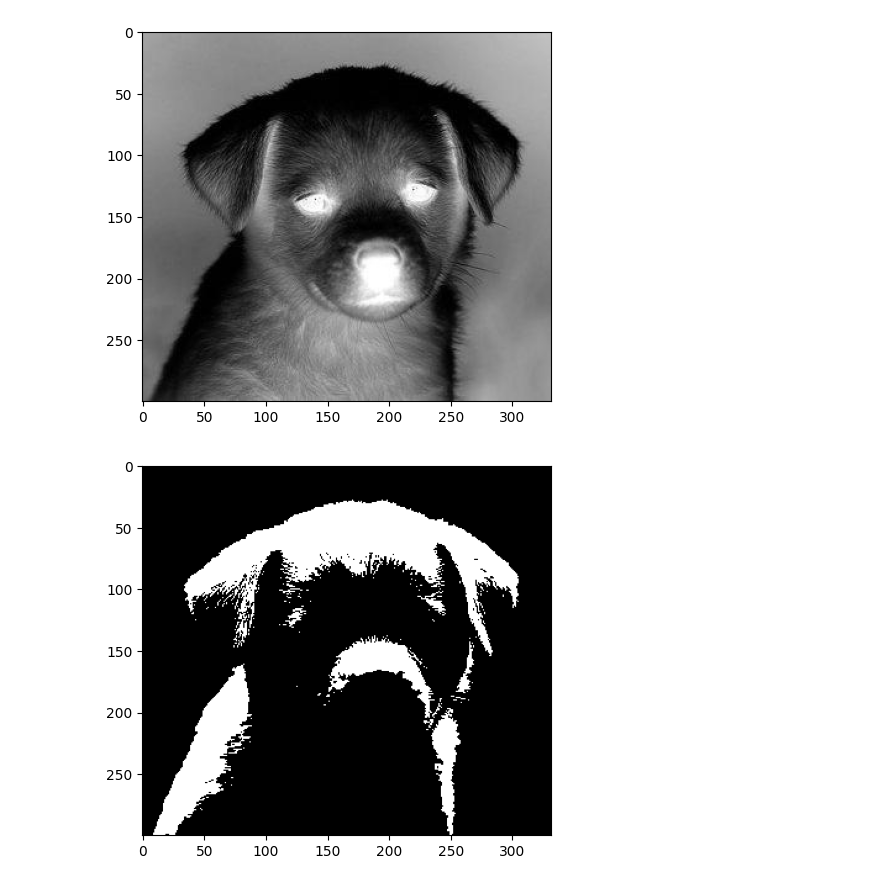
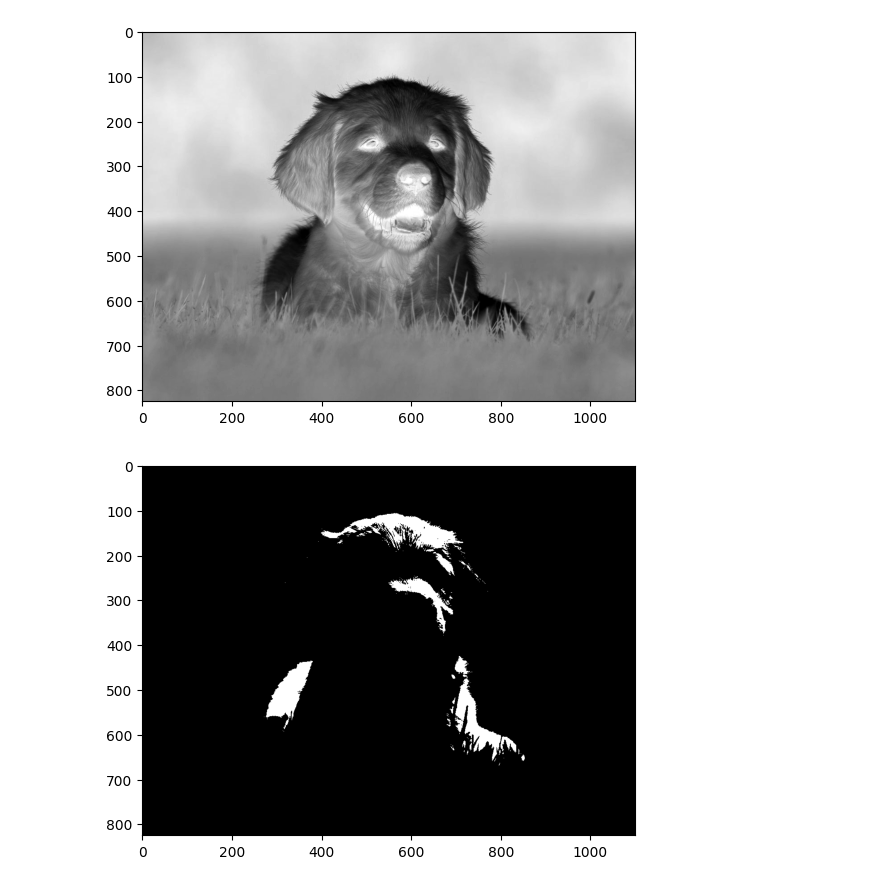
Before and after one commit to cmooredev/100daysofml, a Jupyter notebook: day1/numpy.ipynb, the cells around one changed output. Cells and saved outputs as stored; diff of their text form; code cells hidden in the pictures.

Commit message:
update notebook to use RGB image and convert it to grayscale)

```diff
--- a/day1/numpy.ipynb
+++ b/day1/numpy.ipynb
@@ -5,7 +5,7 @@ from matplotlib import pyplot
 import numpy as np
 # %%
 #load image
-dog = image.imread('dog.jpg')
+dog = image.imread('dog2.jpeg')
 # %%
 #print datatype and shape
 print(dog.dtype)
@@ -17,7 +17,10 @@ uint8
 # %%
 #display image
-def display_image(image):
-    pyplot.imshow(image)
+def display_image(image, grayscale=False):
+    if not grayscale:
+        pyplot.imshow(image)
+    else:
+        pyplot.imshow(image, cmap=pyplot.get_cmap('gray'))
     pyplot.show()
 # %%
 display_image(dog)
@@ -25,0 +29,3 @@ display_image(dog)
+# %%
+grayscale_dog = np.dot(dog[..., :3], [0.2126, 0.7152, 0.0722]).astype(np.uint8)
+grayscale = True
@@ -30,10 +42,10 @@ def invert_image(image):
     return image_i
 # %%
 #invert and print out new image
-dog_i = invert_image(dog)
-display_image(dog_i)
+dog_i = invert_image(grayscale_dog)
+display_image(dog_i, grayscale)
 # %% [output]
-[figure, old version]
+[figure, new version]
 # %%
 #binary threshold - setting all pixel values above threshold to one value
 def binary_threshold(image, threshold):
@@ -44,6 +56,6 @@ binary_dog = binary_threshold(dog, 220)
 # %%
-display_image(binary_dog)
+display_image(binary_dog, grayscale)
 # %% [output]
-[figure, old version]
+[figure, new version]
 # %%
 inverted_binary_dog = invert_image(binary_dog)
```
Also changed, not shown: parts of 7 cells of this notebook, 1 other file.
